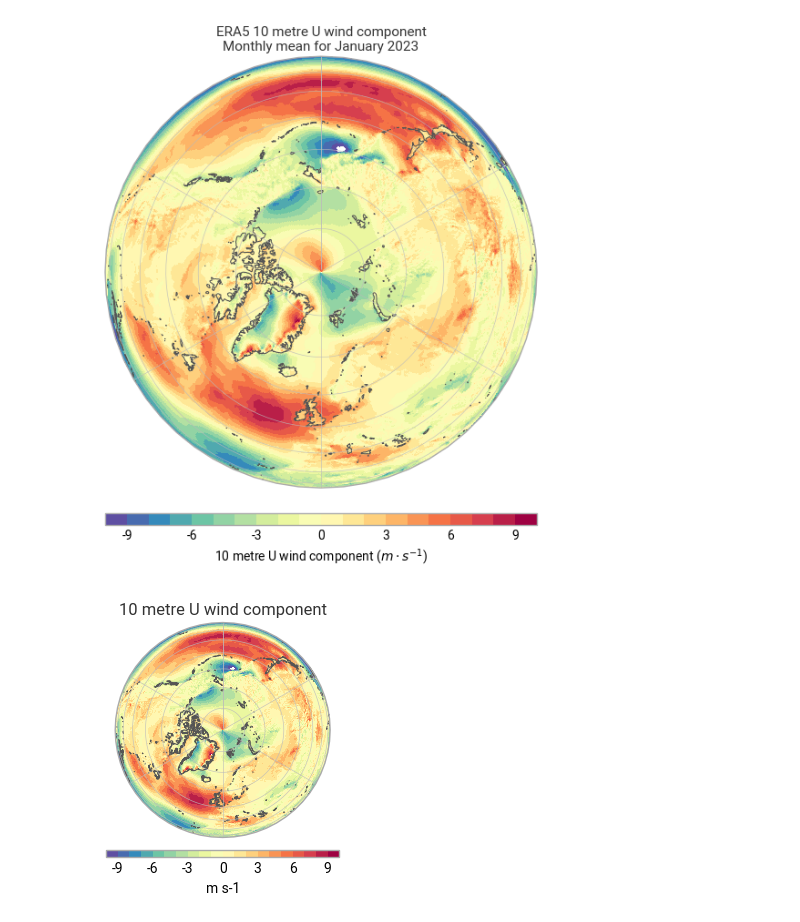
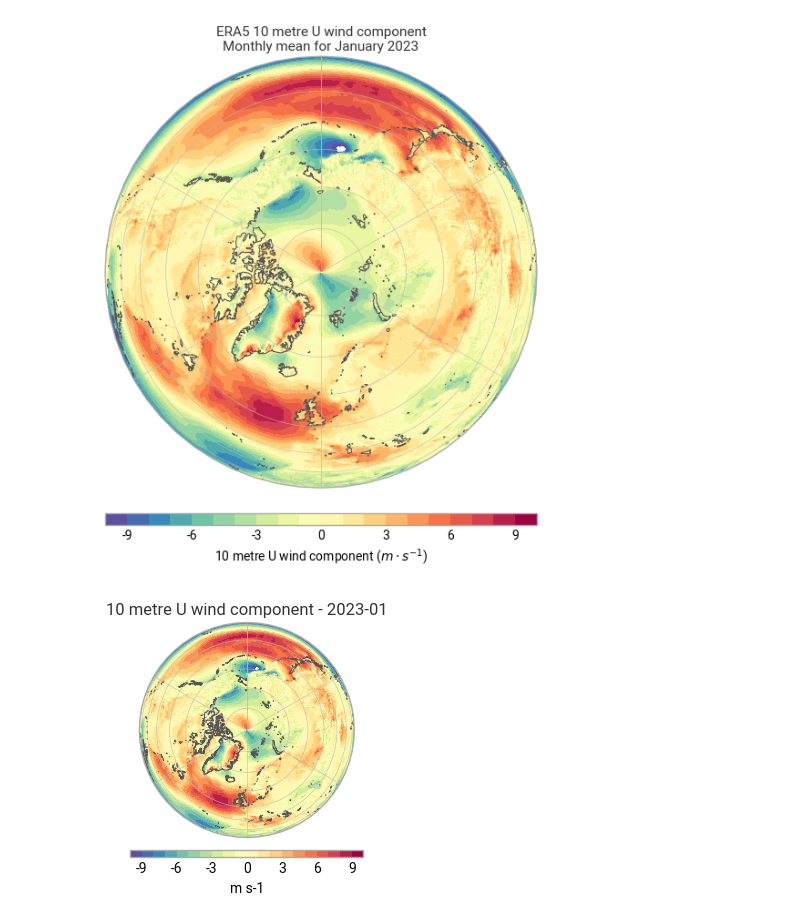
Before and after one commit to ecmwf-projects/dss-notebooks, a Jupyter notebook: datasets/reanalysis-era5-single-levels-monthly-means/demo.ipynb, the cells around one changed output. Cells and saved outputs as stored; diff of their text form; code cells hidden in the pictures.

```diff
--- a/datasets/reanalysis-era5-single-levels-monthly-means/demo.ipynb
+++ b/datasets/reanalysis-era5-single-levels-monthly-means/demo.ipynb
@@ -67,13 +67,13 @@ chart.save("overview-detail.png")
 # %%
 earthkit.plots.schema.figure.set(figsize = (3, 3))
 chart = earthkit.plots.Map(crs=crs)
 
 chart.pcolormesh(wind, style=style, transform_first=False)
 chart.coastlines()
 chart.gridlines(draw_labels=False)
-chart.title("{variable_name}")
+chart.title("{variable_name} - {time:%Y-%m}")
 chart.legend(label="m s-1")
 
 chart.save("overview.png")
 # %% [output]
-[figure, old version]
+[figure, new version]
```
Also changed, not shown: 1 other file.
